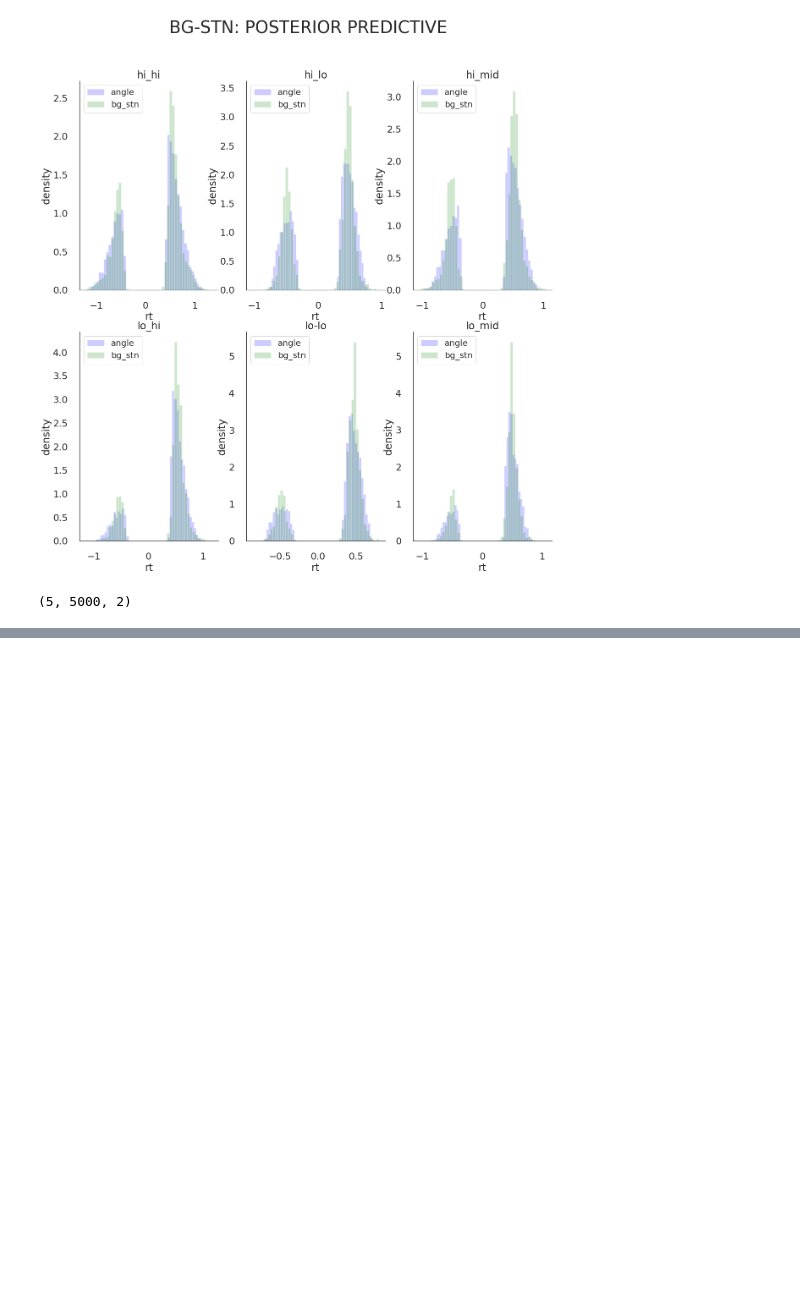
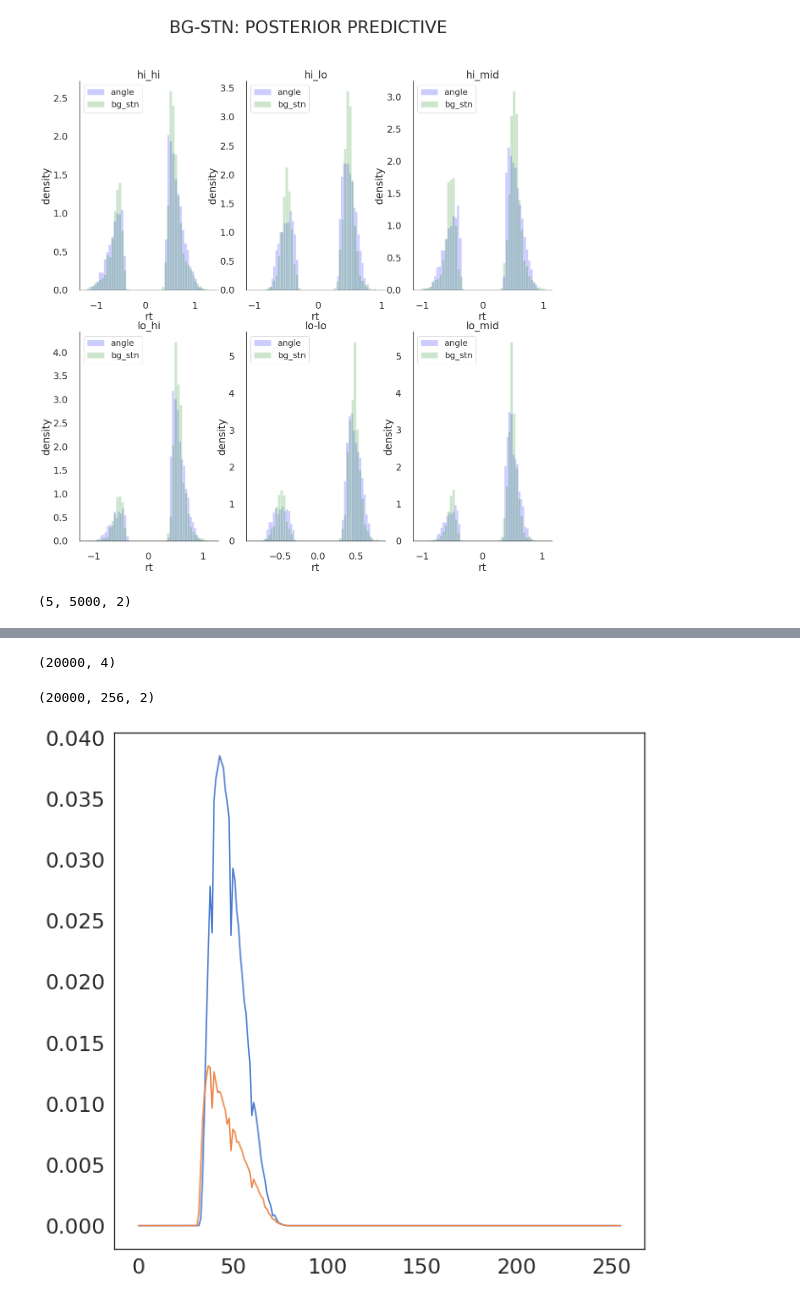
Before and after one commit to AlexanderFengler/nn_likelihoods, a Jupyter notebook: visualize_cnn_bg_stn_posterior_plots.ipynb, the cells around one changed output, grey strips where cells are left out. Drawn from its saved outputs; the diff is of its cells as text; code cells hidden in the pictures; blank space fills up the shorter version.

```diff
--- a/visualize_cnn_bg_stn_posterior_plots.ipynb
+++ b/visualize_cnn_bg_stn_posterior_plots.ipynb
@@ -499,0 +565,19 @@ bg_dat.shape
+# %%
+t = pickle.load(open('/media/data_cifs/lakshmi/projectABC/data/angle/training_data_binned_1_nbins_256_n_200000/angle_nchoices_2_train_data_binned_1_nbins_256_n_200000_66.pickle', 'rb'))
+# %%
+t[0].shape
+# %% [output]
+(20000, 4)
+# %%
+t[1].shape
+# %% [output]
+(20000, 256, 2)
+# %%
+plt.figure(figsize = (10, 10))
+plt.plot(np.arange(0, 256, 1),
+         t[1][2, :, 0],
+         np.arange(0, 256, 1),
+         t[1][2, :, 1])
+plt.show()
+# %% [output]
+[figure, added]
```
Also changed, not shown: parts of 7 cells of this notebook, 4 other files.
